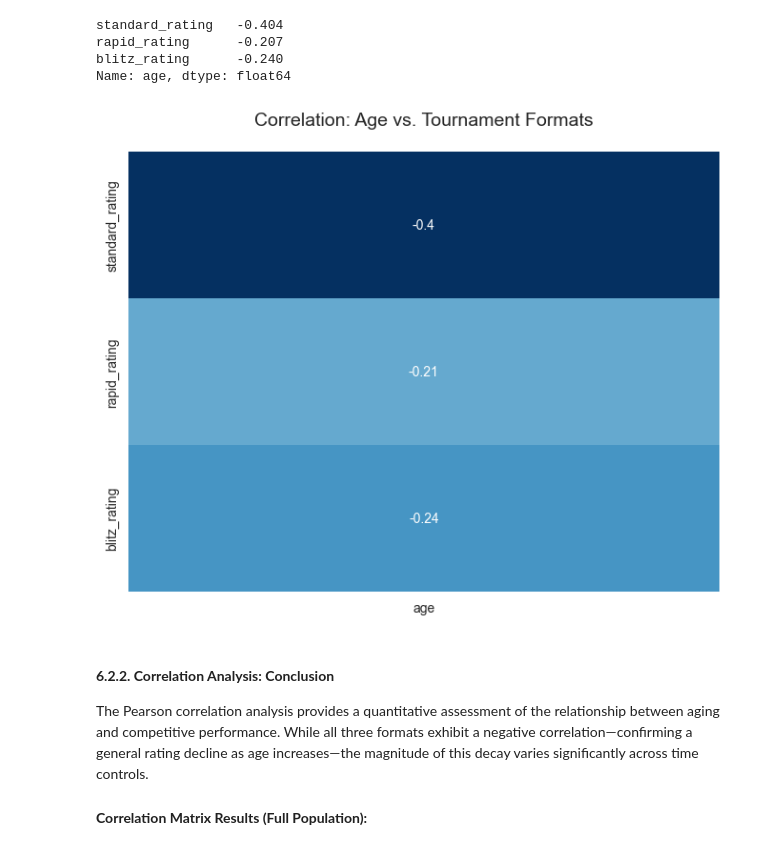
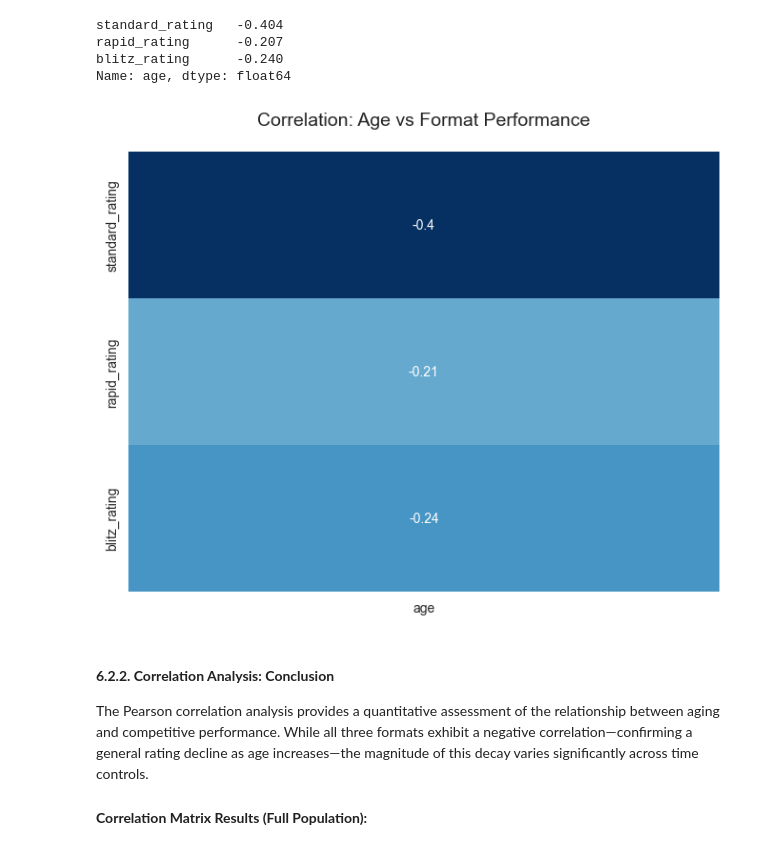
Before and after one commit to QuadIvan/chess_analytics, a Jupyter notebook: notebook/Chess_analysis.ipynb, the cells around one changed output. Drawn from its saved outputs; the diff is of its cells as text; code cells hidden in the pictures.

```diff
--- a/notebook/Chess_analysis.ipynb
+++ b/notebook/Chess_analysis.ipynb
@@ -272,7 +272,7 @@ import matplotlib.pyplot as plt
 import seaborn as sns
 pd.options.display.precision = 3
 
-agm = pd.read_parquet('active_grandmasters_2025_cleaned.parquet')
+agm = pd.read_parquet('../data/active_grandmasters_2025_cleaned.parquet')
 agm.head(10)
 agm.tail(10)
 agm.describe()
@@ -1369,14 +1369,14 @@ Name: age, dtype: float64
 # %%
 # Compute the correlation matrix for age and performance metrics
 corr_matrix = active_all[['age', 'standard_rating', 'rapid_rating', 'blitz_rating']].corr()
 
 # Plot a heatmap to visualize the strength of the relationship
 plt.figure(figsize=(8, 6))
 sns.heatmap(corr_matrix[['age']].drop('age'), annot=True, cmap='RdBu_r', center=0, cbar=False)
-plt.title('Correlation: Age vs. Tournament Formats', fontsize=14, pad=20)
+plt.title('Correlation: Age vs Format Performance', fontsize=14, pad=20)
 plt.show()
 # %% [output]
-[figure, old version]
+[figure, new version]
 # %% [markdown]
 #### **6.2.2. Correlation Analysis: Conclusion**
 
```
Also changed, not shown: parts of 2 cells of this notebook.
